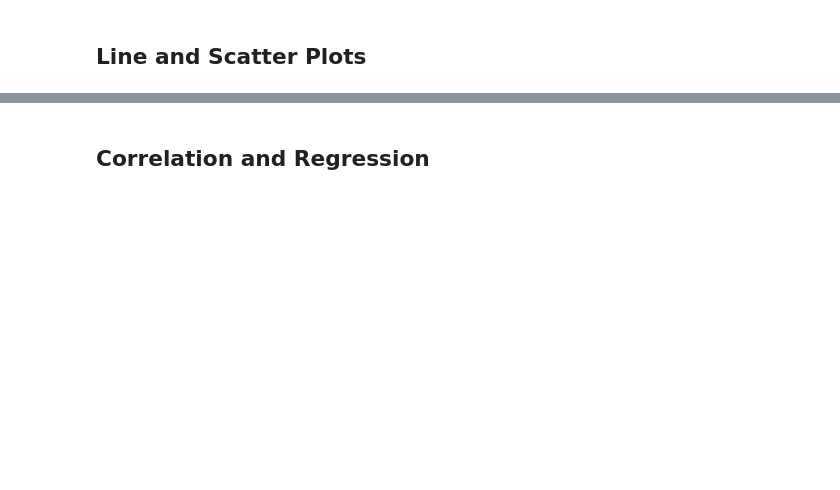
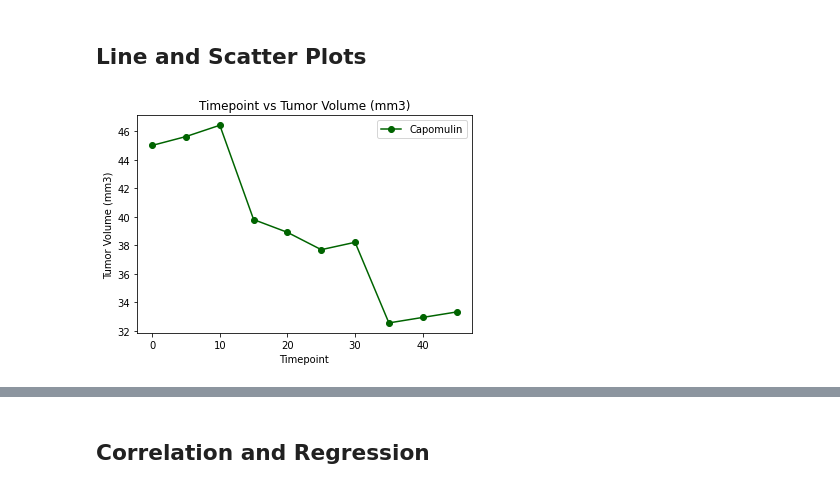
Before and after one commit to Fraolabebe/Matplotlib_Challenge, a Jupyter notebook: 01-Case-Assignment/Instructions/Pymaceuticals/pymaceuticals_starter.ipynb, the cells around one changed output, grey strips where cells are left out. Drawn from its saved outputs; the diff is of its cells as text; code cells hidden in the pictures; blank space fills up the shorter version.

```diff
--- a/01-Case-Assignment/Instructions/Pymaceuticals/pymaceuticals_starter.ipynb
+++ b/01-Case-Assignment/Instructions/Pymaceuticals/pymaceuticals_starter.ipynb
@@ -260,2 +358,14 @@ plt.tight_layout()
+# %%
+# Generate a line plot of tumor volume vs. time point for a mouse treated with Capomulin
+mouse_capomulin = clean_df[clean_df["Mouse ID"].isin(["m957"])]
+mouse_capomulin
+plt.plot(mouse_capomulin["Timepoint"], mouse_capomulin["Tumor Volume (mm3)"], marker ='o', color='Darkgreen', label="Capomulin")
+plt.legend(loc="upper right")
+plt.xlabel("Timepoint")
+plt.ylabel("Tumor Volume (mm3)")
+plt.title("Timepoint vs Tumor Volume (mm3)")
+plt.show()
+# %% [output]
+[figure, added]
 # %%
 # Generate a scatter plot of average tumor volume vs. mouse weight for the Capomulin regimen
```
Also changed, not shown: parts of 21 cells of this notebook, 5 other files.
